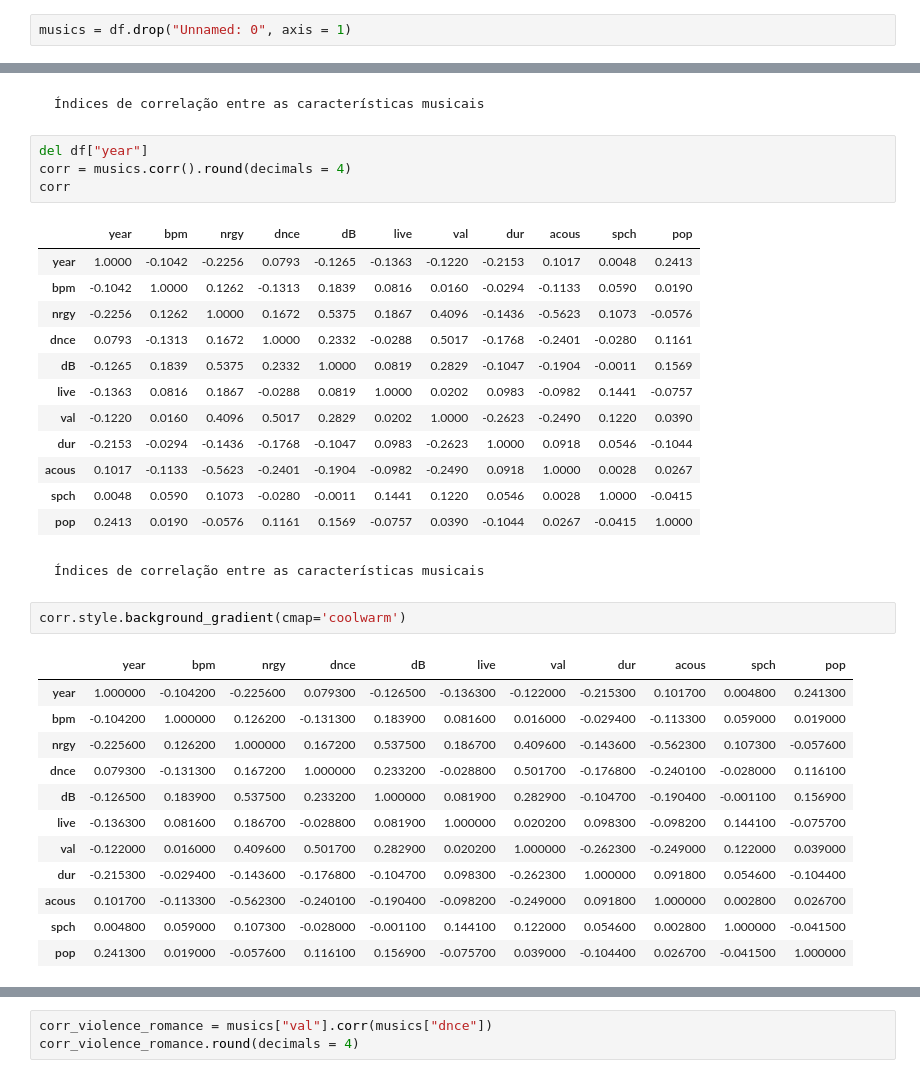
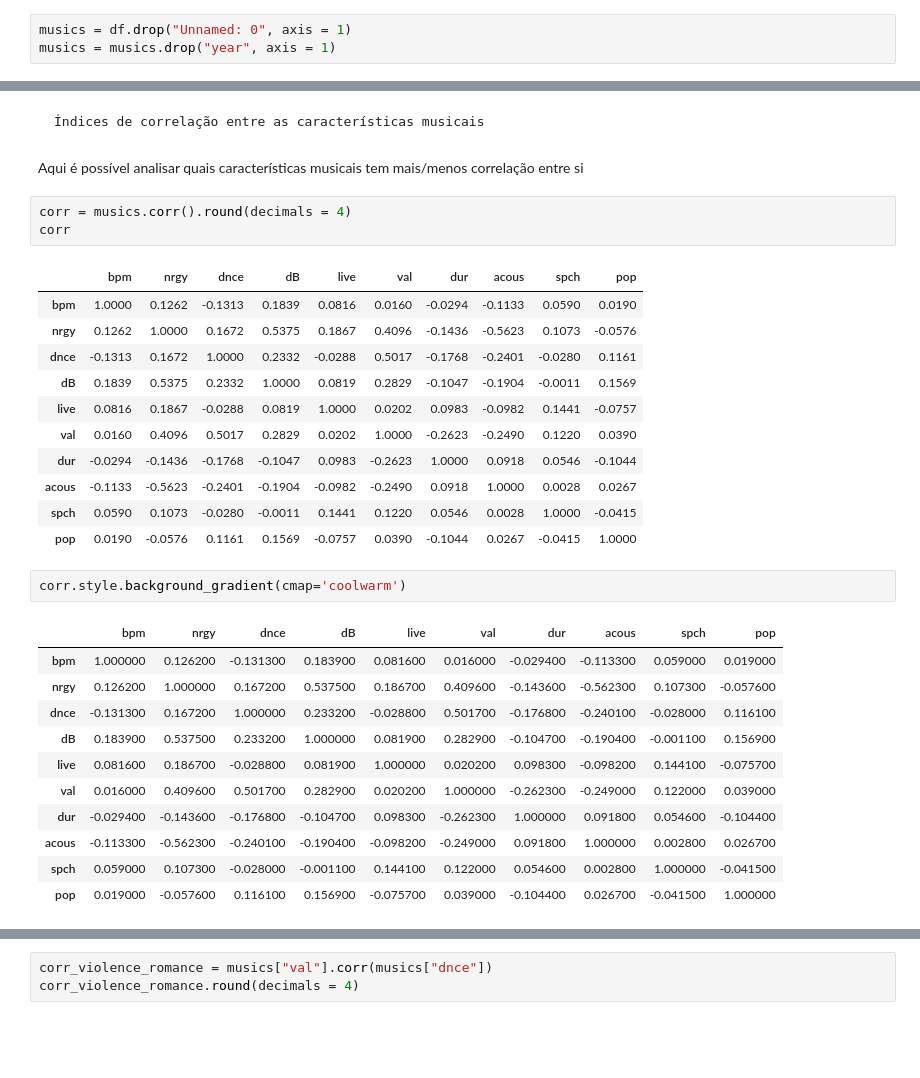
Before and after one commit to viniciusolzon/Music_Analysis, a Jupyter notebook: notebooks/dados_top10spotify.ipynb, the cells around one changed output, grey strips where cells are left out. Saved outputs shown, nothing was run; the diff lists cells and outputs as text; blank space fills up the shorter version.

```diff
--- a/notebooks/dados_top10spotify.ipynb
+++ b/notebooks/dados_top10spotify.ipynb
@@ -34,5 +40,6 @@ False
 # %%
 musics = df.drop("Unnamed: 0", axis = 1)
+musics = musics.drop("year", axis = 1)
 # %% [markdown]
     Medidas de centralidade e dispersão
 # %%
@@ -119,40 +128,37 @@ sns.boxplot(y = "dnce",data = musics,color = "lightblue")
 [figure]
 # %% [markdown]
     Índices de correlação entre as características musicais
+# %% [markdown]
+Aqui é possível analisar quais características musicais tem mais/menos correlação entre si
 # %%
-del df["year"]
 corr = musics.corr().round(decimals = 4)
 corr
 # %% [output]
-|  | year | bpm | nrgy | dnce | dB | live | val | dur | acous | spch | pop |
-| year | 1.0000 | -0.1042 | -0.2256 | 0.0793 | -0.1265 | -0.1363 | -0.1220 | -0.2153 | 0.1017 | 0.0048 | 0.2413 |
-| bpm | -0.1042 | 1.0000 | 0.1262 | -0.1313 | 0.1839 | 0.0816 | 0.0160 | -0.0294 | -0.1133 | 0.0590 | 0.0190 |
-| nrgy | -0.2256 | 0.1262 | 1.0000 | 0.1672 | 0.5375 | 0.1867 | 0.4096 | -0.1436 | -0.5623 | 0.1073 | -0.0576 |
-| dnce | 0.0793 | -0.1313 | 0.1672 | 1.0000 | 0.2332 | -0.0288 | 0.5017 | -0.1768 | -0.2401 | -0.0280 | 0.1161 |
-| dB | -0.1265 | 0.1839 | 0.5375 | 0.2332 | 1.0000 | 0.0819 | 0.2829 | -0.1047 | -0.1904 | -0.0011 | 0.1569 |
-| live | -0.1363 | 0.0816 | 0.1867 | -0.0288 | 0.0819 | 1.0000 | 0.0202 | 0.0983 | -0.0982 | 0.1441 | -0.0757 |
-| val | -0.1220 | 0.0160 | 0.4096 | 0.5017 | 0.2829 | 0.0202 | 1.0000 | -0.2623 | -0.2490 | 0.1220 | 0.0390 |
-| dur | -0.2153 | -0.0294 | -0.1436 | -0.1768 | -0.1047 | 0.0983 | -0.2623 | 1.0000 | 0.0918 | 0.0546 | -0.1044 |
-| acous | 0.1017 | -0.1133 | -0.5623 | -0.2401 | -0.1904 | -0.0982 | -0.2490 | 0.0918 | 1.0000 | 0.0028 | 0.0267 |
-| spch | 0.0048 | 0.0590 | 0.1073 | -0.0280 | -0.0011 | 0.1441 | 0.1220 | 0.0546 | 0.0028 | 1.0000 | -0.0415 |
-| pop | 0.2413 | 0.0190 | -0.0576 | 0.1161 | 0.1569 | -0.0757 | 0.0390 | -0.1044 | 0.0267 | -0.0415 | 1.0000 |
+|  | bpm | nrgy | dnce | dB | live | val | dur | acous | spch | pop |
+| bpm | 1.0000 | 0.1262 | -0.1313 | 0.1839 | 0.0816 | 0.0160 | -0.0294 | -0.1133 | 0.0590 | 0.0190 |
+| nrgy | 0.1262 | 1.0000 | 0.1672 | 0.5375 | 0.1867 | 0.4096 | -0.1436 | -0.5623 | 0.1073 | -0.0576 |
+| dnce | -0.1313 | 0.1672 | 1.0000 | 0.2332 | -0.0288 | 0.5017 | -0.1768 | -0.2401 | -0.0280 | 0.1161 |
+| dB | 0.1839 | 0.5375 | 0.2332 | 1.0000 | 0.0819 | 0.2829 | -0.1047 | -0.1904 | -0.0011 | 0.1569 |
+| live | 0.0816 | 0.1867 | -0.0288 | 0.0819 | 1.0000 | 0.0202 | 0.0983 | -0.0982 | 0.1441 | -0.0757 |
+| val | 0.0160 | 0.4096 | 0.5017 | 0.2829 | 0.0202 | 1.0000 | -0.2623 | -0.2490 | 0.1220 | 0.0390 |
+| dur | -0.0294 | -0.1436 | -0.1768 | -0.1047 | 0.0983 | -0.2623 | 1.0000 | 0.0918 | 0.0546 | -0.1044 |
+| acous | -0.1133 | -0.5623 | -0.2401 | -0.1904 | -0.0982 | -0.2490 | 0.0918 | 1.0000 | 0.0028 | 0.0267 |
+| spch | 0.0590 | 0.1073 | -0.0280 | -0.0011 | 0.1441 | 0.1220 | 0.0546 | 0.0028 | 1.0000 | -0.0415 |
+| pop | 0.0190 | -0.0576 | 0.1161 | 0.1569 | -0.0757 | 0.0390 | -0.1044 | 0.0267 | -0.0415 | 1.0000 |
-# %% [markdown]
-    Índices de correlação entre as características musicais
 # %%
 corr.style.background_gradient(cmap='coolwarm')
 # %% [output]
-|  | year | bpm | nrgy | dnce | dB | live | val | dur | acous | spch | pop |
-| year | 1.000000 | -0.104200 | -0.225600 | 0.079300 | -0.126500 | -0.136300 | -0.122000 | -0.215300 | 0.101700 | 0.004800 | 0.241300 |
-| bpm | -0.104200 | 1.000000 | 0.126200 | -0.131300 | 0.183900 | 0.081600 | 0.016000 | -0.029400 | -0.113300 | 0.059000 | 0.019000 |
-| nrgy | -0.225600 | 0.126200 | 1.000000 | 0.167200 | 0.537500 | 0.186700 | 0.409600 | -0.143600 | -0.562300 | 0.107300 | -0.057600 |
-| dnce | 0.079300 | -0.131300 | 0.167200 | 1.000000 | 0.233200 | -0.028800 | 0.501700 | -0.176800 | -0.240100 | -0.028000 | 0.116100 |
-| dB | -0.126500 | 0.183900 | 0.537500 | 0.233200 | 1.000000 | 0.081900 | 0.282900 | -0.104700 | -0.190400 | -0.001100 | 0.156900 |
-| live | -0.136300 | 0.081600 | 0.186700 | -0.028800 | 0.081900 | 1.000000 | 0.020200 | 0.098300 | -0.098200 | 0.144100 | -0.075700 |
-| val | -0.122000 | 0.016000 | 0.409600 | 0.501700 | 0.282900 | 0.020200 | 1.000000 | -0.262300 | -0.249000 | 0.122000 | 0.039000 |
-| dur | -0.215300 | -0.029400 | -0.143600 | -0.176800 | -0.104700 | 0.098300 | -0.262300 | 1.000000 | 0.091800 | 0.054600 | -0.104400 |
-| acous | 0.101700 | -0.113300 | -0.562300 | -0.240100 | -0.190400 | -0.098200 | -0.249000 | 0.091800 | 1.000000 | 0.002800 | 0.026700 |
-| spch | 0.004800 | 0.059000 | 0.107300 | -0.028000 | -0.001100 | 0.144100 | 0.122000 | 0.054600 | 0.002800 | 1.000000 | -0.041500 |
-| pop | 0.241300 | 0.019000 | -0.057600 | 0.116100 | 0.156900 | -0.075700 | 0.039000 | -0.104400 | 0.026700 | -0.041500 | 1.000000 |
+|  | bpm | nrgy | dnce | dB | live | val | dur | acous | spch | pop |
+| bpm | 1.000000 | 0.126200 | -0.131300 | 0.183900 | 0.081600 | 0.016000 | -0.029400 | -0.113300 | 0.059000 | 0.019000 |
+| nrgy | 0.126200 | 1.000000 | 0.167200 | 0.537500 | 0.186700 | 0.409600 | -0.143600 | -0.562300 | 0.107300 | -0.057600 |
+| dnce | -0.131300 | 0.167200 | 1.000000 | 0.233200 | -0.028800 | 0.501700 | -0.176800 | -0.240100 | -0.028000 | 0.116100 |
+| dB | 0.183900 | 0.537500 | 0.233200 | 1.000000 | 0.081900 | 0.282900 | -0.104700 | -0.190400 | -0.001100 | 0.156900 |
+| live | 0.081600 | 0.186700 | -0.028800 | 0.081900 | 1.000000 | 0.020200 | 0.098300 | -0.098200 | 0.144100 | -0.075700 |
+| val | 0.016000 | 0.409600 | 0.501700 | 0.282900 | 0.020200 | 1.000000 | -0.262300 | -0.249000 | 0.122000 | 0.039000 |
+| dur | -0.029400 | -0.143600 | -0.176800 | -0.104700 | 0.098300 | -0.262300 | 1.000000 | 0.091800 | 0.054600 | -0.104400 |
+| acous | -0.113300 | -0.562300 | -0.240100 | -0.190400 | -0.098200 | -0.249000 | 0.091800 | 1.000000 | 0.002800 | 0.026700 |
+| spch | 0.059000 | 0.107300 | -0.028000 | -0.001100 | 0.144100 | 0.122000 | 0.054600 | 0.002800 | 1.000000 | -0.041500 |
+| pop | 0.019000 | -0.057600 | 0.116100 | 0.156900 | -0.075700 | 0.039000 | -0.104400 | 0.026700 | -0.041500 | 1.000000 |
 # %%
 corr.style.background_gradient(cmap='coolwarm').set_properties(**{'font-size': '0pt'})
 # %% [output]
```
Also changed, not shown: parts of 23 cells of this notebook, 1 other file.
